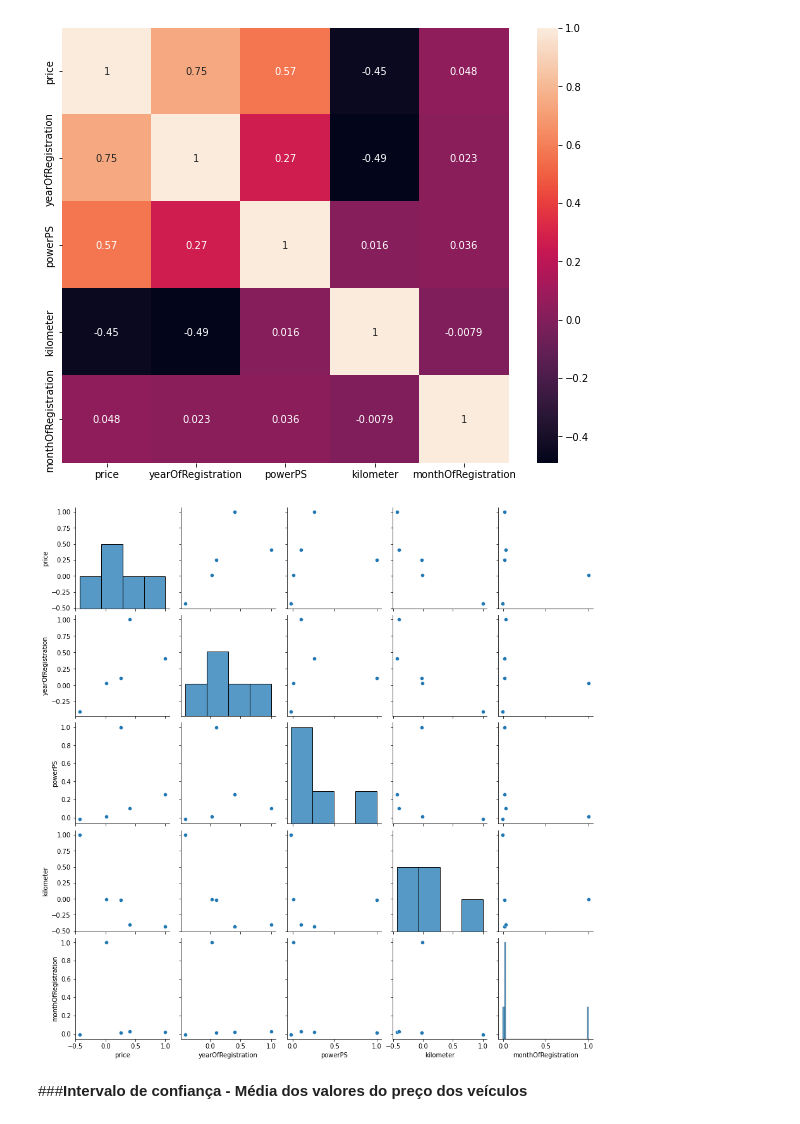
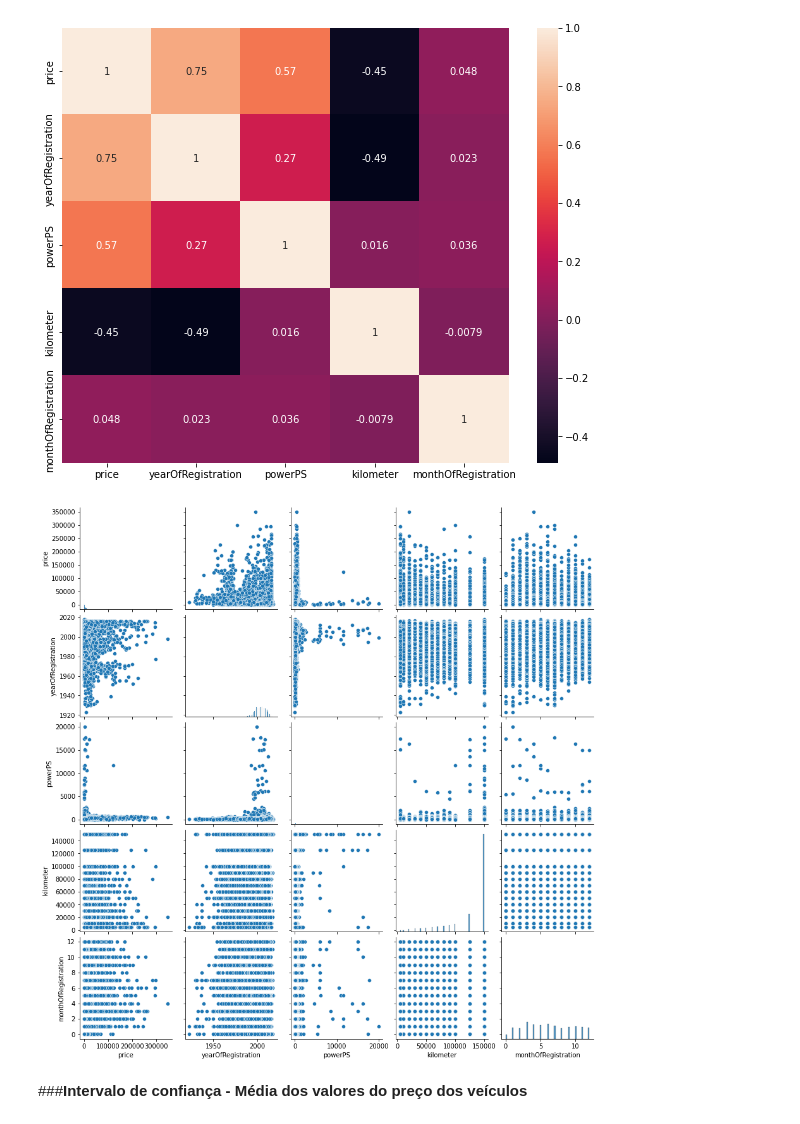
Before and after one commit to fabiobarreto-ds/data-analysis, a Jupyter notebook: 06-preços_carros_usados_EDA.ipynb, the cells around one changed output. Cells and saved outputs as stored; diff of their text form; code cells hidden in the pictures.

```diff
--- a/06-preços_carros_usados_EDA.ipynb
+++ b/06-preços_carros_usados_EDA.ipynb
@@ -73,7 +76,7 @@ df
 # %% [markdown]
 **Vamos também retirar algumas Features, algumas delas contém 2 tipos de amostras, sendo que um dos tipos só tem 1 amostra, não será válido, por exemplo, a "seller" é dividida em privada e comercial, só existe 1 amostra como comercial.**
 # %%
-df.drop(columns=["name", "dateCrawled", "dateCreated", "lastSeen", "postalCode", "seller", "offerType", "nrOfPictures"], inplace=True)
+df.drop(columns=["name", "dateCreated", "postalCode", "seller", "offerType", "nrOfPictures"], inplace=True)
 # %%
 df
 # %% [output]
@@ -143,9 +144,9 @@ sns.heatmap(df.corr("spearman"), annot=True)
 <matplotlib.axes._subplots.AxesSubplot at 0x...>
 [figure]
 # %%
-sns.pairplot(df.corr());
+sns.pairplot(df);
 # %% [output]
-[figure, old version]
+[figure, new version]
 # %% [markdown]
 ###**Intervalo de confiança - Média dos valores do preço dos veículos**
 # %% [markdown]
```
Also changed, not shown: parts of 37 cells of this notebook, 1 other file.
